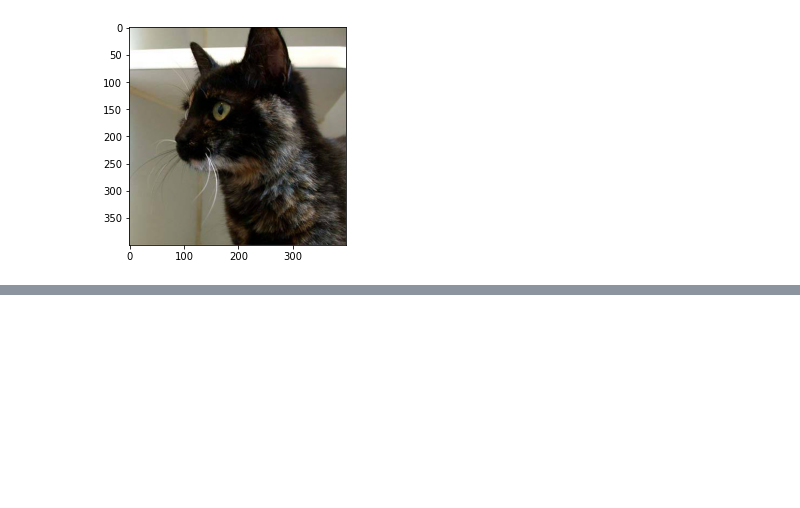
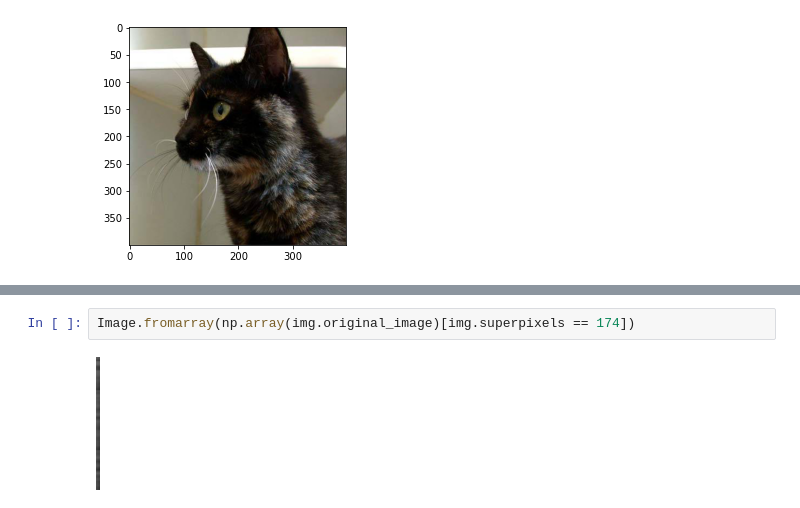
Before and after one commit to UberClifford/BOYS_LOVE_LIME, a Jupyter notebook: LIME example.ipynb, the cells around one changed output, grey strips where cells are left out. Drawn from its saved outputs; the diff is of its cells as text; blank space fills up the shorter version.

```diff
--- a/LIME example.ipynb
+++ b/LIME example.ipynb
@@ -93,0 +271,4 @@ plt.imshow(get_image(cat_img_path))
+# %%
+Image.fromarray(np.array(img.original_image)[img.superpixels == 174])
+# %% [output]
+[figure, added]
```
Also changed, not shown: parts of 22 cells of this notebook, 1 other file.
